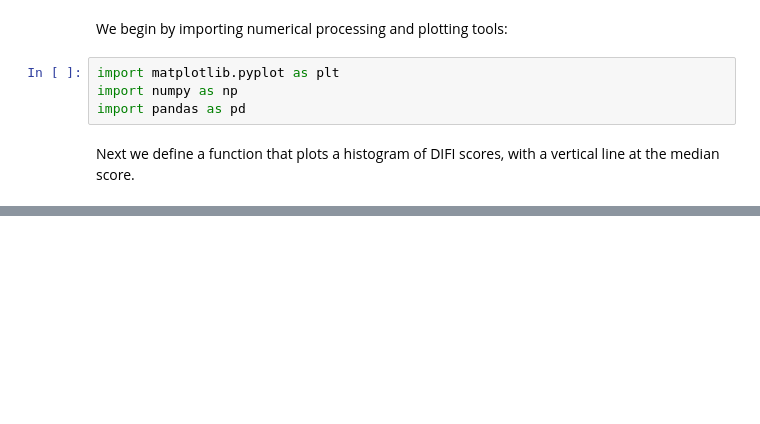
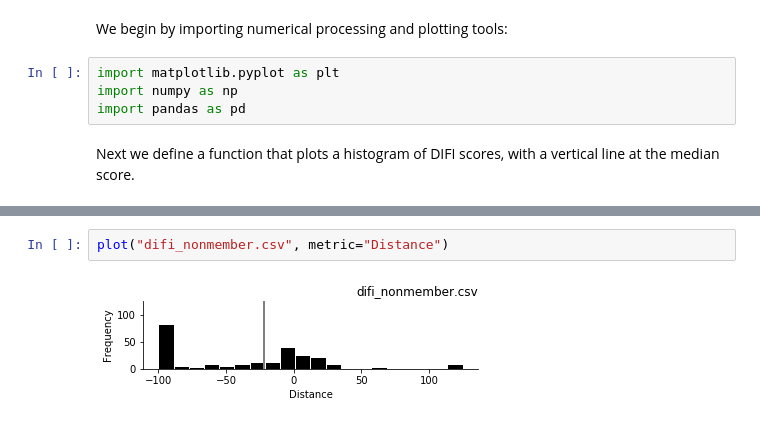
Before and after one commit to Dallinger/difi-validation, a Jupyter notebook: analysis.ipynb, the cells around one changed output, grey strips where cells are left out. Saved outputs shown, nothing was run; the diff lists cells and outputs as text; blank space fills up the shorter version.

```diff
--- a/analysis.ipynb
+++ b/analysis.ipynb
@@ -56,0 +59,4 @@ The eight target groups were:
+# %%
+plot("difi_nonmember.csv", metric="Distance")
+# %% [output]
+[figure, added]
```
Also changed, not shown: parts of 17 cells of this notebook.
